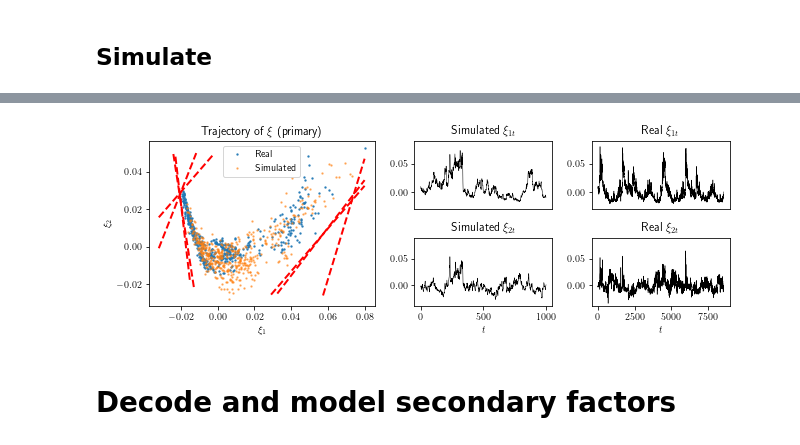
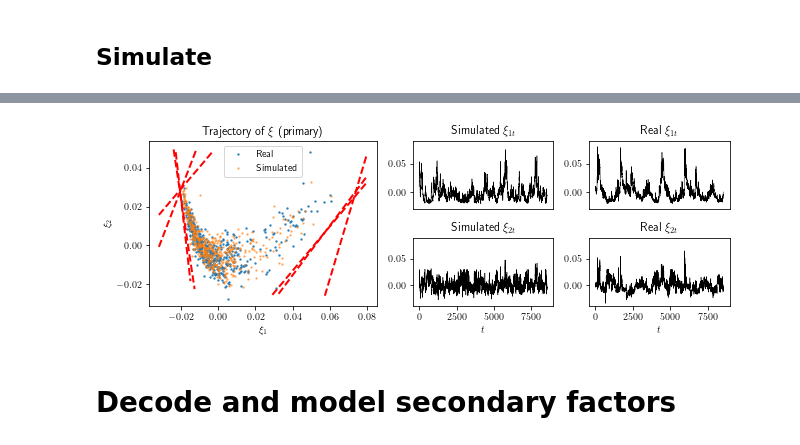
Before and after one commit to vicaws/neuralSDE-marketmodel, a Jupyter notebook: notebook/paper2_optionmetrics_VaR.ipynb, the cells around one changed output, grey strips where cells are left out. Drawn from its saved outputs; the diff is of its cells as text; code cells hidden in the pictures.

Commit message:
update the factor simulation graph in the notebook for the VaR paper

```diff
--- a/notebook/paper2_optionmetrics_VaR.ipynb
+++ b/notebook/paper2_optionmetrics_VaR.ipynb
@@ -306,8 +306,8 @@ plt.tight_layout()
 ## Simulate
 # %%
 # simulate factors
-np.random.seed(1)
-N = 1000
+np.random.seed(0)
+N = X.shape[0]
 X0 = X[0, :]
 xit, mus_sim, vols_sim, n_reflect = Simulate.simulate_xi_lite(
     dt, N, model_xi,
@@ -334,7 +359,7 @@ ax.set_xlabel(r'$\xi_1$')
 ax.set_ylabel(r'$\xi_2$')
 
 np.random.seed(0)
-data_mask = np.random.choice(range(N), 500, replace=False)
+data_mask = np.random.choice(range(X.shape[0]), 500, replace=False)
 
 ax.scatter(X[data_mask,0], X[data_mask,1], s=2, alpha=.8, label='Real')
 ax.scatter(xit[0, data_mask], xit[1, data_mask], s=2, alpha=.5, label='Simulated')
@@ -347,34 +372,34 @@ for i in range(W.shape[0]):
     bi = b[i]
     ys = bi/wi[1] - wi[0]/wi[1] * xs
     mask = (ys<0.05) & (ys>-0.026)
     ax.plot(xs[mask], ys[mask], '--r', linewidth=2)
     j+=1
 
 ax = fig.add_subplot(gs[0, 3:5])
 ax.set_title(r'Simulated $\xi_{1t}$')
 ax.plot(xit[0], 'k', linewidth=.5)
 ax.set_xticks([])
 ax.set_ylim([-0.03, 0.09])
 ax = fig.add_subplot(gs[1, 3:5])
 ax.set_title(r'Simulated $\xi_{2t}$')
 ax.plot(xit[1], 'k', linewidth=.5)
 ax.set_xlabel(r'$t$')
 ax.set_ylim([-0.04, 0.09])
 
 ax = fig.add_subplot(gs[0, 5:])
 ax.set_title(r'Real $\xi_{1t}$')
 ax.plot(X[:,0], 'k', linewidth=.5)
 ax.set_xticks([])
 ax.set_ylim([-0.03, 0.09])
 ax = fig.add_subplot(gs[1, 5:])
 ax.set_title(r'Real $\xi_{2t}$')
 ax.plot(X[:,1], 'k', linewidth=.5)
 ax.set_xlabel(r'$t$')
 ax.set_ylim([-0.04, 0.09])
 
 plt.tight_layout()
 # %% [output]
-[figure, old version]
+[figure, new version]
 # %% [markdown]
 # Decode and model secondary factors
 # %%
```
Also changed, not shown: parts of 3 cells of this notebook.
